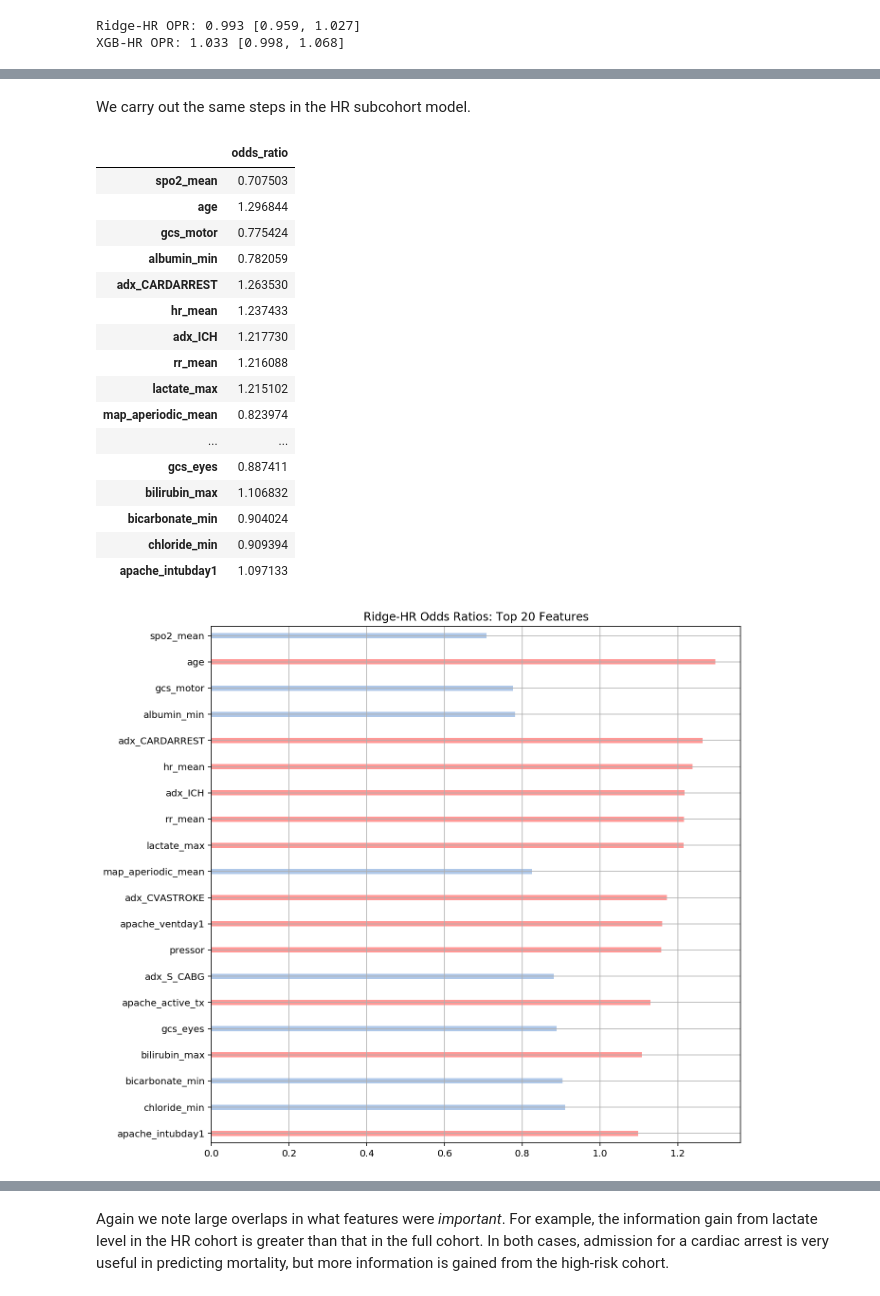
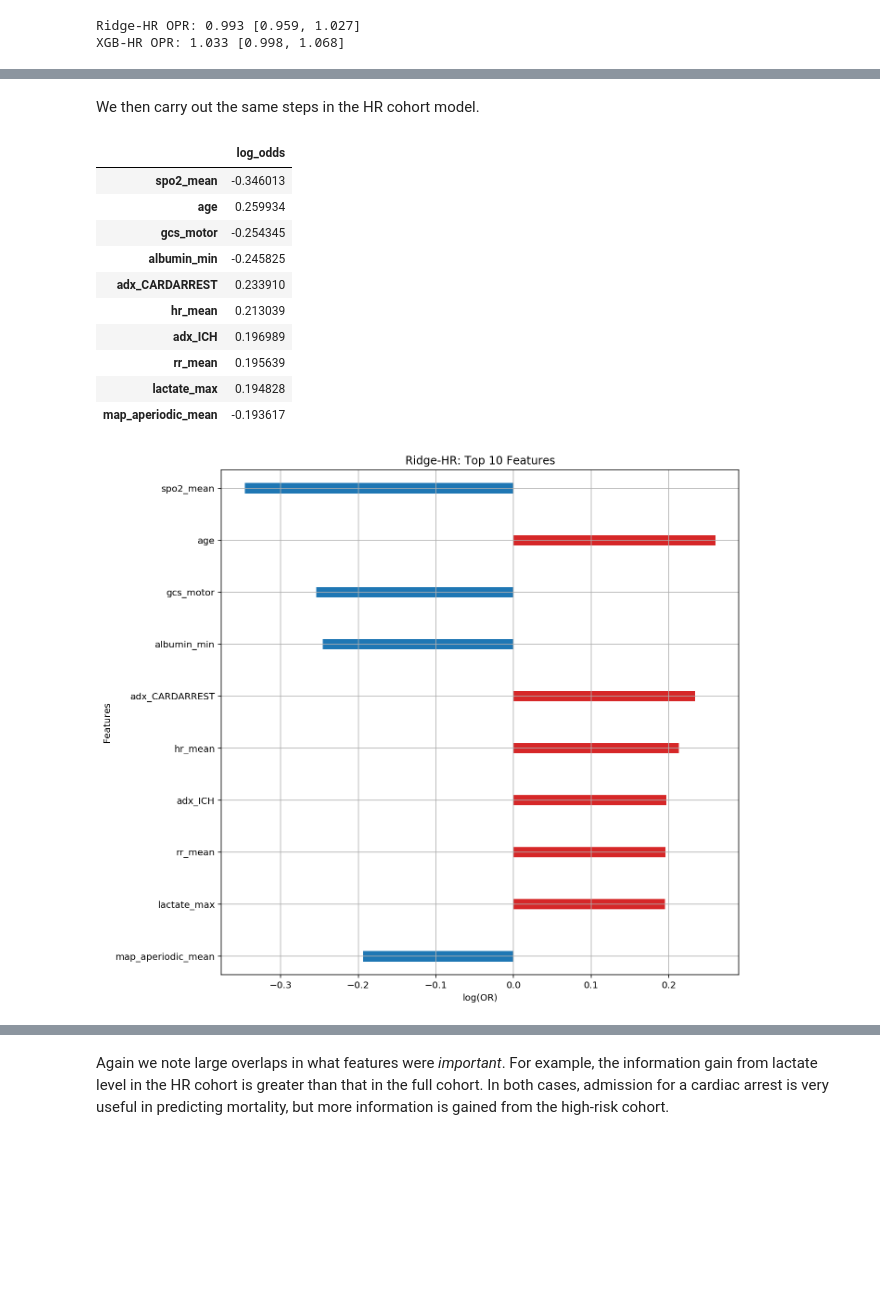
Before and after one commit to cosgriffc/calibrating-severity, a Jupyter notebook: modeling/model_analysis.ipynb, the cells around one changed output, grey strips where cells are left out. Saved outputs shown, nothing was run; the diff lists cells and outputs as text; code cells hidden in the pictures; blank space fills up the shorter version.

```diff
--- a/modeling/model_analysis.ipynb
+++ b/modeling/model_analysis.ipynb
@@ -231,36 +240,34 @@ plt.savefig('./figures/ridge_RS-feat.svg', bbox_inches='tight')
 # %% [markdown]
-We carry out the same steps in the HR subcohort model.
+We then carry out the same steps in the HR cohort model.
 # %%
-ridge_coef_HR = {k:np.exp(v) for k, v in zip(feature_names, ridge_classifier_HR.named_steps['ridge'].coef_.ravel())}
-ridge_coef_HR = pd.DataFrame.from_dict(ridge_coef_HR, orient='index', columns=['odds_ratio'])
-ridge_HR_coef = ridge_coef_HR.reindex(np.log(ridge_coef_HR.odds_ratio).abs().sort_values(ascending=False).index).iloc[0:20, :]
+ridge_coef_HR = {k:v for k, v in zip(feature_names, ridge_classifier_HR.named_steps['ridge'].coef_.ravel())}
+ridge_coef_HR = pd.DataFrame.from_dict(ridge_coef_HR, orient='index', columns=['log_odds'])
+ridge_HR_coef = ridge_coef_HR.reindex(ridge_coef_HR.log_odds.abs().sort_values(ascending=False).index).iloc[0:10, :]
 display(ridge_HR_coef)
+
 # plotting
 ridge_HR_coef = ridge_HR_coef.reindex(index=ridge_HR_coef.index[::-1])
-pos_neg = np.log(ridge_HR_coef.odds_ratio) > 0
-color_map = pos_neg.map({True: tableau20[7], False: tableau20[1]})
+pos_neg = ridge_HR_coef.log_odds > 0
+color_map = pos_neg.map({True: tableau20[6], False: tableau20[0]})
 plt.figure(figsize=(10, 10))
 ridge_HR_coef.plot(kind='barh', grid=True, sort_columns=False,
-                   title='Ridge-HR Odds Ratios: Top 20 Features',
+                   title='Ridge-HR: Top 10 Features',
                    color=[color_map.values], ax=plt.axes(), width=0.20,
                    legend=False)
+plt.xlabel('log(OR)')
+plt.ylabel('Features')
 plt.savefig('./figures/ridge_HR-feat.svg', bbox_inches='tight')
+plt.show()
 # %% [output]
-|  | odds_ratio |
-| spo2_mean | 0.707503 |
-| age | 1.296844 |
-| gcs_motor | 0.775424 |
-| albumin_min | 0.782059 |
-| adx_CARDARREST | 1.263530 |
-| hr_mean | 1.237433 |
-| adx_ICH | 1.217730 |
-| rr_mean | 1.216088 |
-| lactate_max | 1.215102 |
-| map_aperiodic_mean | 0.823974 |
-| ... | ... |
-| gcs_eyes | 0.887411 |
-| bilirubin_max | 1.106832 |
-| bicarbonate_min | 0.904024 |
-| chloride_min | 0.909394 |
-| apache_intubday1 | 1.097133 |
+|  | log_odds |
+| spo2_mean | -0.346013 |
+| age | 0.259934 |
+| gcs_motor | -0.254345 |
+| albumin_min | -0.245825 |
+| adx_CARDARREST | 0.233910 |
+| hr_mean | 0.213039 |
+| adx_ICH | 0.196989 |
+| rr_mean | 0.195639 |
+| lactate_max | 0.194828 |
+| map_aperiodic_mean | -0.193617 |
-[figure, old version]
+[figure, new version]
```
Also changed, not shown: parts of 19 cells of this notebook.
